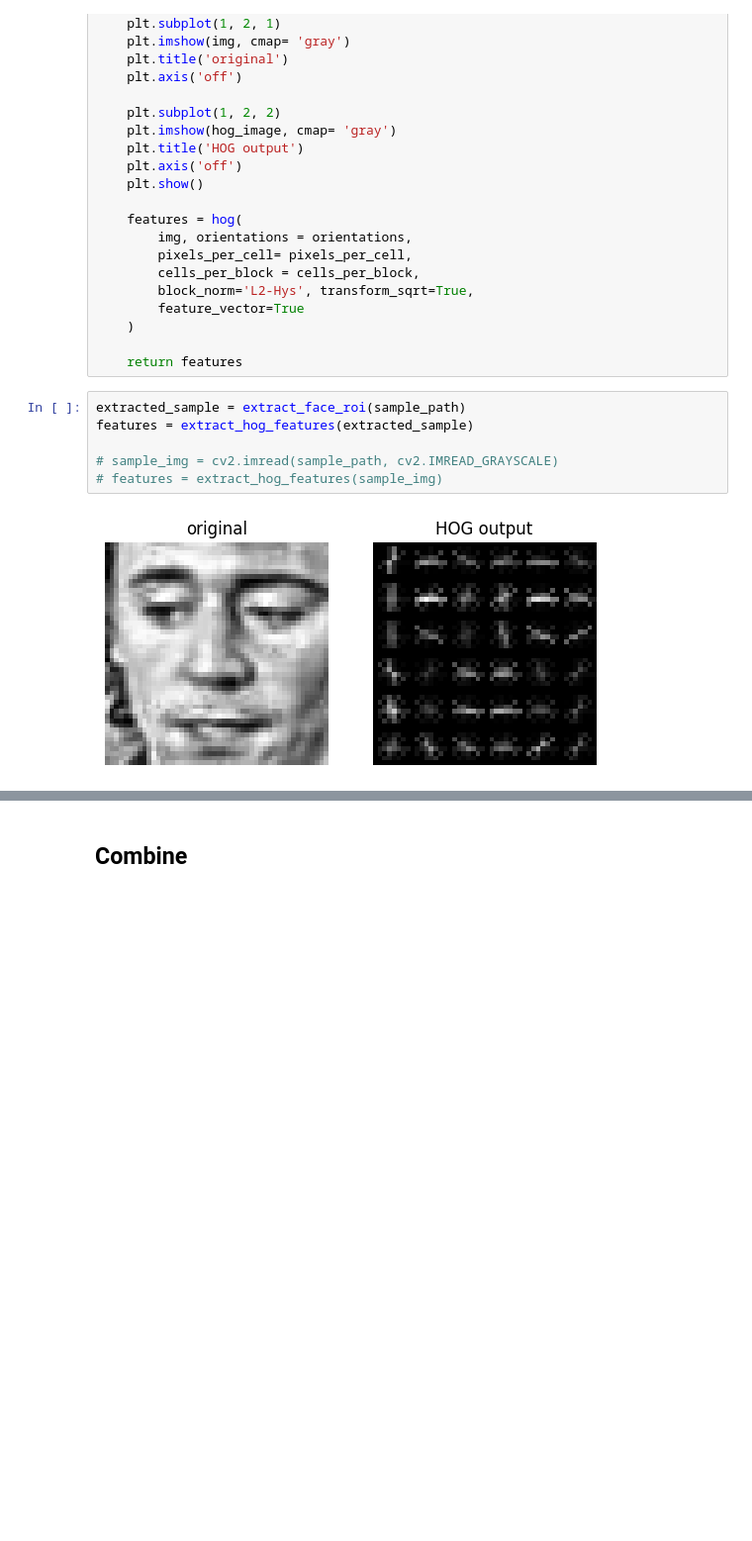
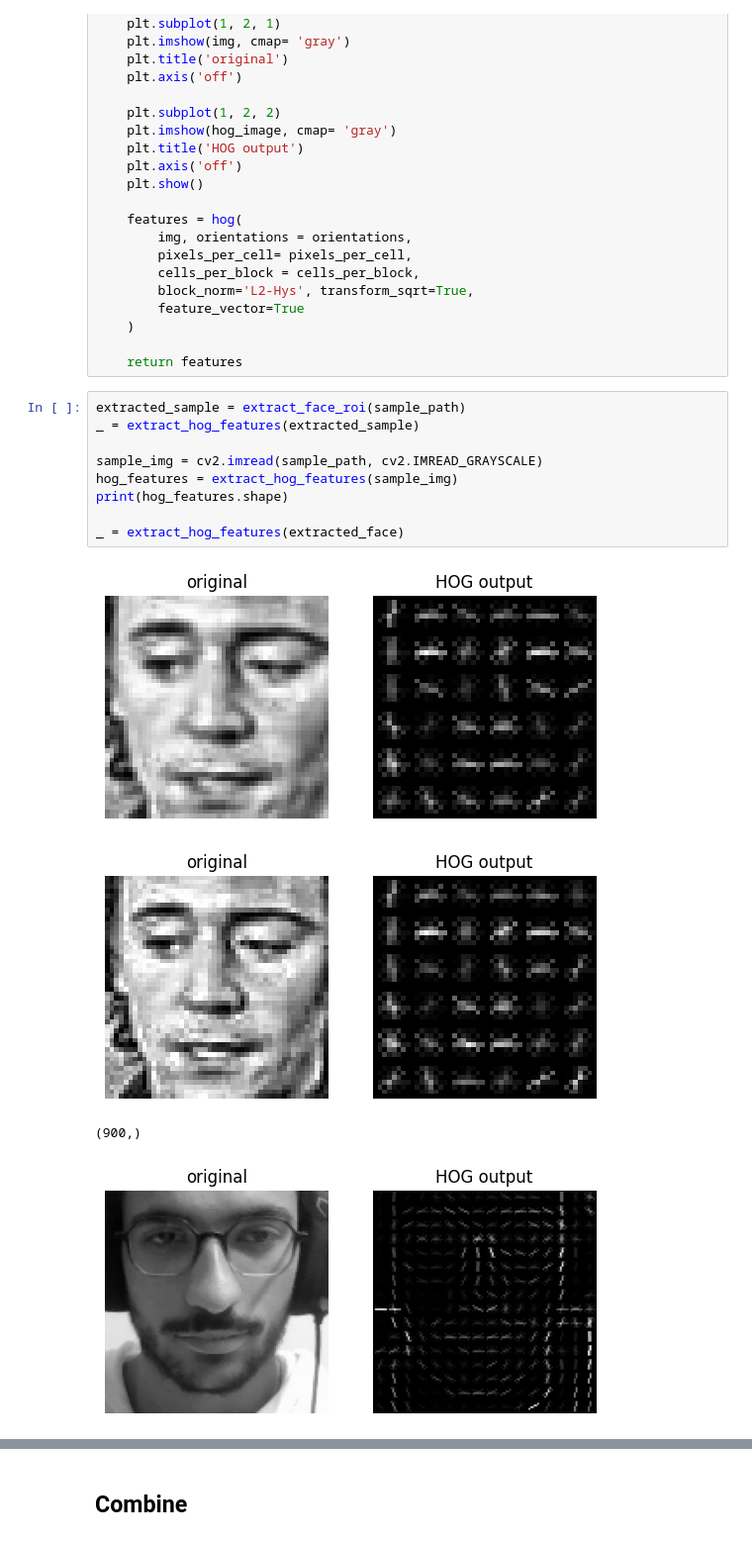
Before and after one commit to Mohamed-Ehab-Sabry/facial-expression-recognition, a Jupyter notebook: notebooks/feature_extraction.ipynb, the cells around one changed output, grey strips where cells are left out. Shown at 99% size. Saved outputs shown, nothing was run; the diff lists cells and outputs as text; blank space fills up the shorter version.

```diff
--- a/notebooks/feature_extraction.ipynb
+++ b/notebooks/feature_extraction.ipynb
@@ -200,10 +200,16 @@ def extract_hog_features(img, pixels_per_cell = (8, 8), cells_per_block = (2, 2)
     return features
 # %%
 extracted_sample = extract_face_roi(sample_path)
-features = extract_hog_features(extracted_sample)
+_ = extract_hog_features(extracted_sample)
 
-# sample_img = cv2.imread(sample_path, cv2.IMREAD_GRAYSCALE)
-# features = extract_hog_features(sample_img)
+sample_img = cv2.imread(sample_path, cv2.IMREAD_GRAYSCALE)
+hog_features = extract_hog_features(sample_img)
+print(hog_features.shape)
+
+_ = extract_hog_features(extracted_face)
 # %% [output]
 [figure]
+[figure, added]
+(900,)
+[figure, added]
 # %% [markdown]
```
Also changed, not shown: parts of 10 cells of this notebook, 1 other file.
